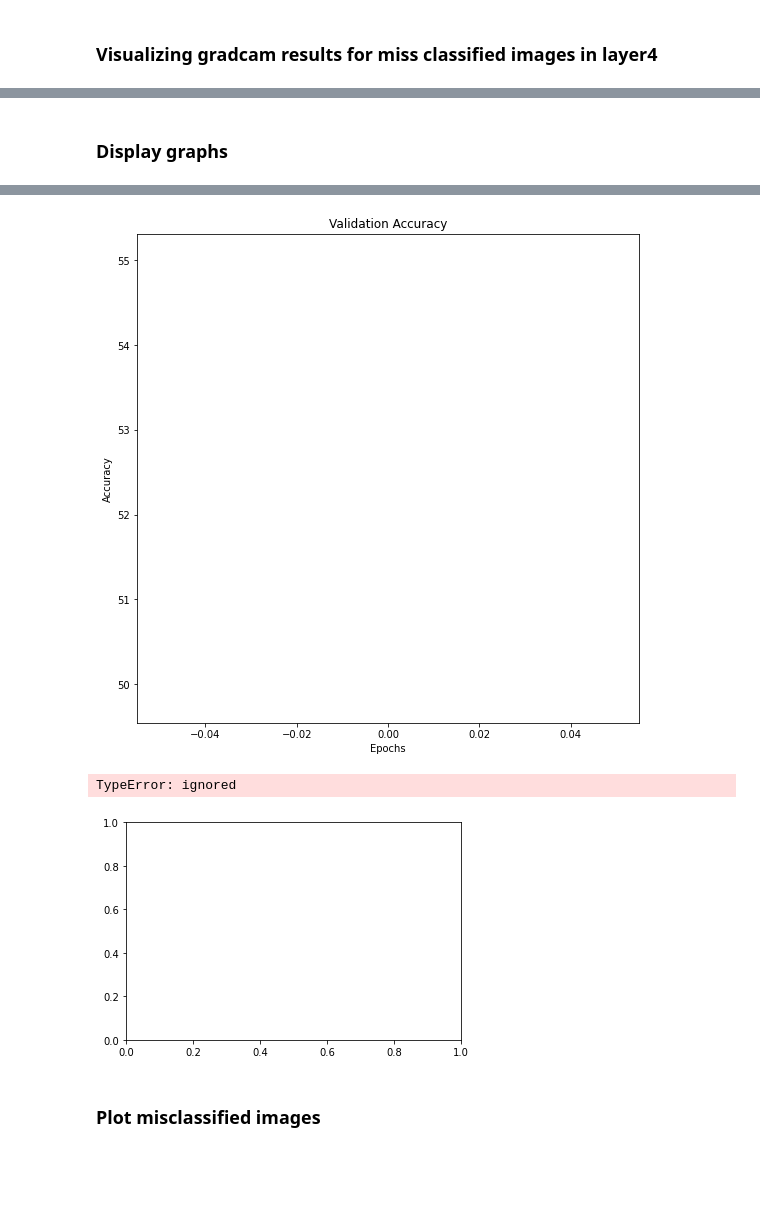
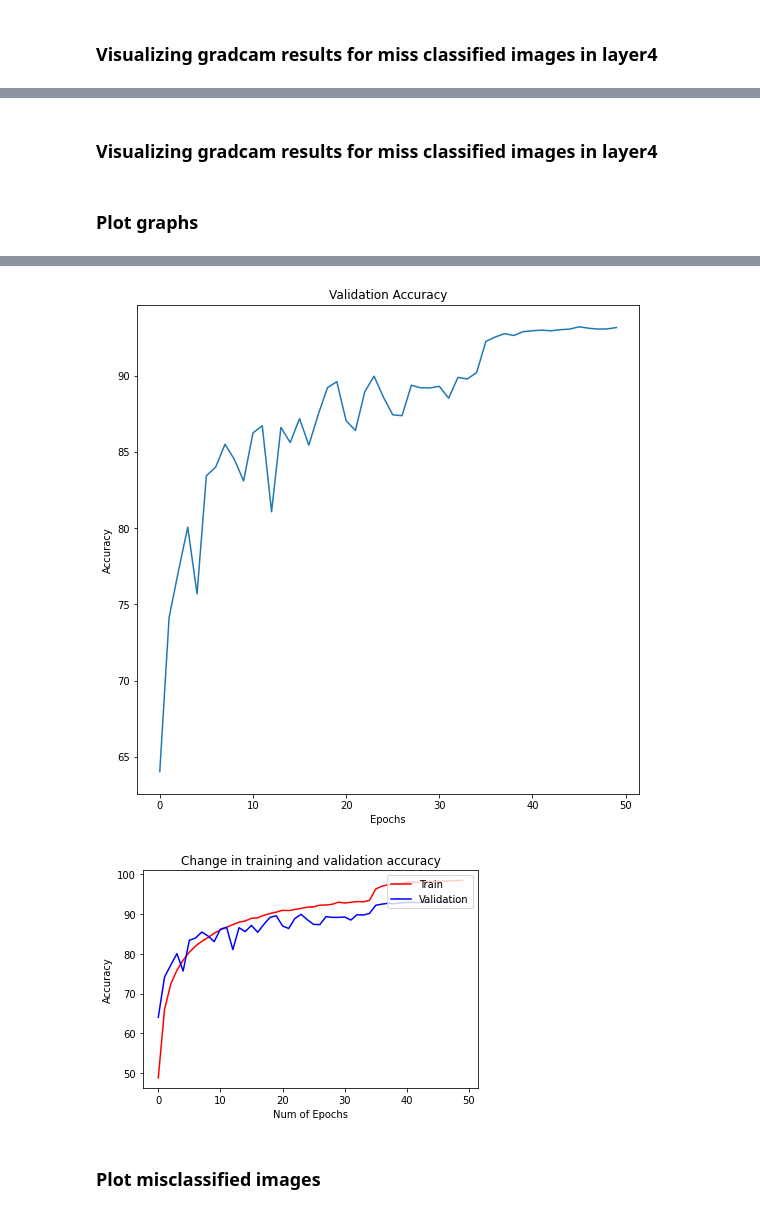
Before and after one commit to sajnanshetty/deep-learning, a Jupyter notebook: s10/eva_s10.ipynb, the cells around one changed output, grey strips where cells are left out. Drawn from its saved outputs; the diff is of its cells as text; code cells hidden in the pictures; blank space fills up the shorter version.

```diff
--- a/s10/eva_s10.ipynb
+++ b/s10/eva_s10.ipynb
@@ -122,8 +122,8 @@ Plot.plot_transormed_images(train_loader, classes)
 criterion = nn.CrossEntropyLoss()
 optimizer = helper_obj.get_l2_regularizer(weight_decay=0.001, lr=1e-5, momentum=0.9) #SGD with l2 regulizer
 lr_finder = LRFinder(model, optimizer, criterion, device="cuda")
-lr_finder.range_test(train_loader, end_lr=100, num_iter=500, step_mode="exp")
+lr_finder.range_test(train_loader, end_lr=1, num_iter=500, step_mode="exp")
 lr_finder.plot()
-training_lr = lr_finder.get_best_lr()
+best_training_lr = lr_finder.get_best_lr()
 lr_finder.reset()
 # %% [output]
@@ -149,7 +148,7 @@ Best loss 1.763976498220905e-11
 # %%
 import torch.nn as nn
 from torch.optim.lr_scheduler import ReduceLROnPlateau
-optimizer = helper_obj.get_l2_regularizer(lr=training_lr)
+optimizer = helper_obj.get_l2_regularizer(lr=best_training_lr)
 scheduler = ReduceLROnPlateau(optimizer, mode='min', verbose=True)
 EPOCHS = 50
 classes = ('plane', 'car', 'bird', 'cat', 'deer', 'dog', 'frog', 'horse', 'ship', 'truck')
@@ -264,19 +269,12 @@ for index in range(num_img):
+# %% [markdown]
+### Visualizing gradcam results for miss classified images in layer4
 # %% [markdown]
-### Display graphs
+### Plot graphs
 # %%
 plt_obj = Plot(train_max_acc, train_min_loss, test_acc, test_losses)
 # Plot all graph
 plt_obj.display_all_plot()
-#plot train accuracy graph
 plt_obj.plot_train_graph()
-#plot train loss graph
-#plt_obj.plot_train_graph(plot_case="Loss")
-#plot validation accuracy graph
 plt_obj.plot_validation_graph()
-#plot validation loss graph
-#plt_obj.plot_validation_graph(plot_case="Loss")
-#plot train and validation accuracy graph
 plt_obj.plot_graph(plot_case="Accuracy")
-#plot train and validation loss graph
-plt_obj.plot_graph(plot_case="Loss")
 # %% [output]
@@ -285,6 +283,5 @@ plt_obj.plot_graph(plot_case="Loss")
-[figure, old version]
+[figure, new version]
-TypeError: ignored
-[figure, old version]
+[figure, new version]
 # %% [markdown]
 ### Plot misclassified images
 # %%
```
Also changed, not shown: parts of 15 cells of this notebook, 59 other files.
